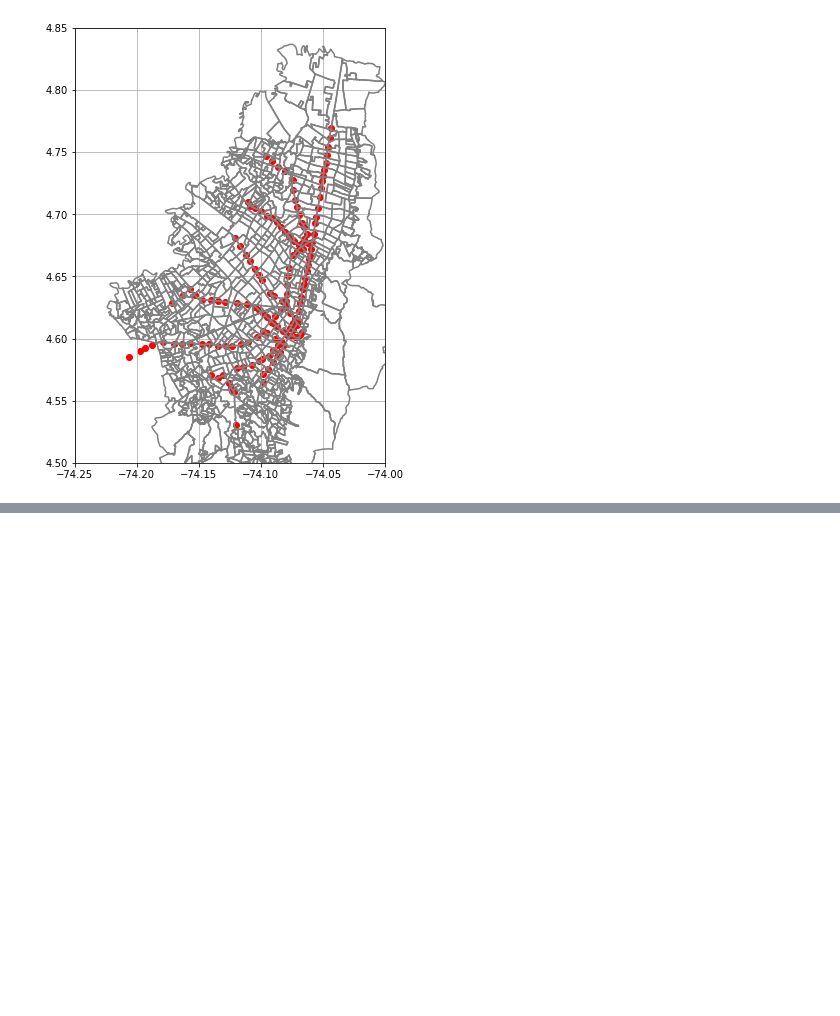
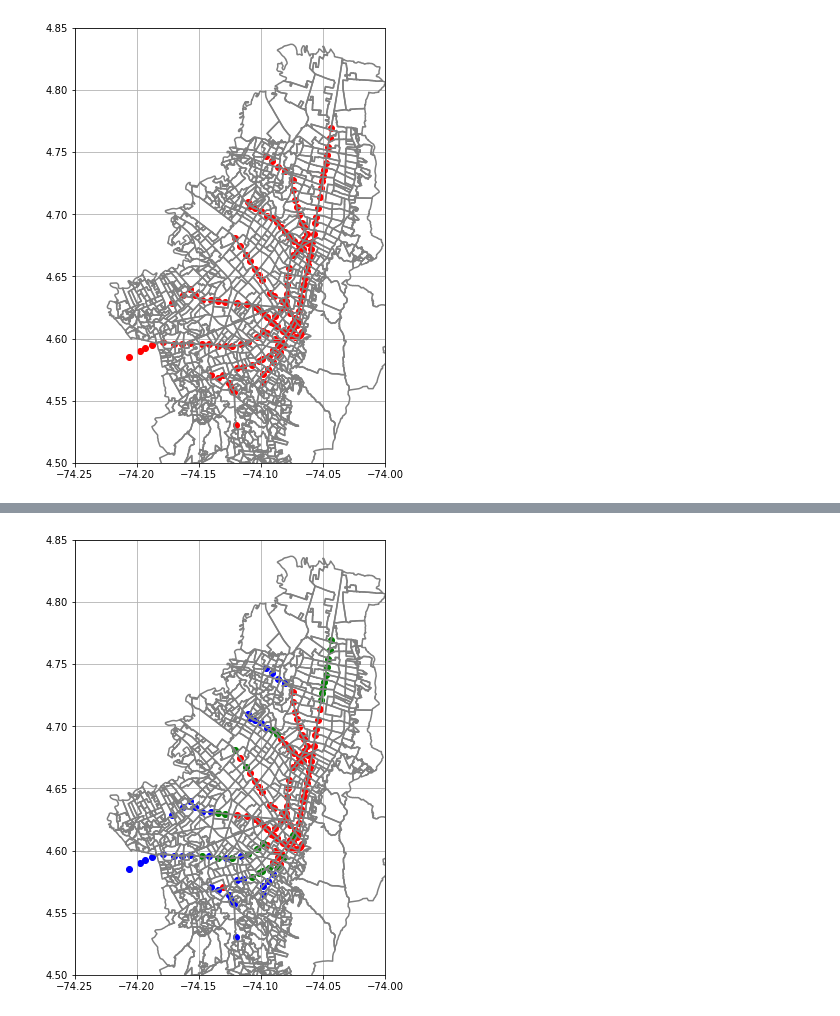
Before and after one commit to juanksRuiz/Transmilenio_DATA, a Jupyter notebook: Analisis de salidas estacion TM enero a abril 2020.ipynb, the cells around one changed output, grey strips where cells are left out. Saved outputs shown, nothing was run; the diff lists cells and outputs as text; code cells hidden in the pictures; blank space fills up the shorter version.

Commit message:
Cluster terminado, falta escribir interpretacion

```diff
--- a/Analisis de salidas estacion TM enero a abril 2020.ipynb
+++ b/Analisis de salidas estacion TM enero a abril 2020.ipynb
@@ -758,7 +754,7 @@ gdf_bog = gpd.read_file(path_to_data_bog)
 # %%
 path_estaciones = "GTFS-2020-01-24\\stops.txt"
 df_estaciones = pd.read_csv(path_estaciones,encoding='latin-1', header=0)
-df_estaciones =
+#df_estaciones =
 print(df_estaciones.shape)
 df_estaciones.head()
 # %% [output]
@@ -785,0 +797,18 @@ plt.grid(True);
+# %%
+# Buscar para cada id de df_estaciones en cual cluster esta
+ids_c1 = get_station_codes(cluster_estaciones_1)
+ids_c2 = get_station_codes(cluster_estaciones_2)
+ids_c3 = get_station_codes(cluster_estaciones_3)
+
+etiquetas = np.zeros(df_estaciones.shape[0])
+for i in range(df_estaciones.shape[0]):
+    if df_estaciones['stop_id'].values[i] in ids_c1:
+        etiquetas[i] = 1
+    elif df_estaciones['stop_id'].values[i] in ids_c2:
+        etiquetas[i] = 2
+    elif df_estaciones['stop_id'].values[i] in ids_c3:
+        etiquetas[i] = 3
+    else:
+        etiquetas[i] = None
+# %%
+df_estaciones["cluster"] = etiquetas
@@ -785,0 +832,11 @@ plt.grid(True);
+# %%
+ax = gdf_bog.boundary.plot(figsize=(8,8),color="gray");
+minx, miny, maxx, maxy = [-74.25, 4.5, -74, 4.85]
+ax.set_xlim(minx, maxx)
+ax.set_ylim(miny, maxy)
+ax.scatter(df_estaciones.loc[df_estaciones["cluster"]==1,"stop_lon"],df_estaciones.loc[df_estaciones["cluster"]==1,"stop_lat"],color="r");
+ax.scatter(df_estaciones.loc[df_estaciones["cluster"]==2,"stop_lon"],df_estaciones.loc[df_estaciones["cluster"]==2,"stop_lat"],color="g");
+ax.scatter(df_estaciones.loc[df_estaciones["cluster"]==3,"stop_lon"],df_estaciones.loc[df_estaciones["cluster"]==3,"stop_lat"],color="b");
+plt.grid(True);
+# %% [output]
+[figure, added]
```
Also changed, not shown: parts of 18 cells of this notebook.
